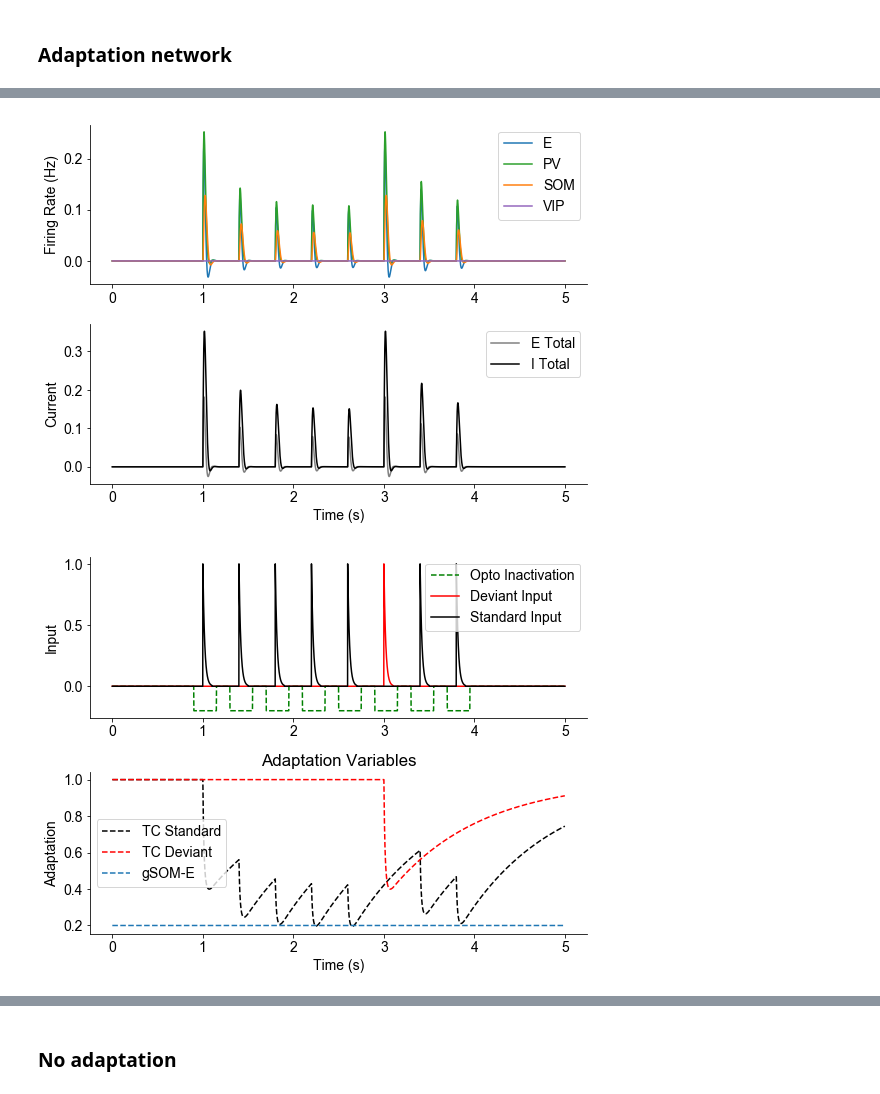
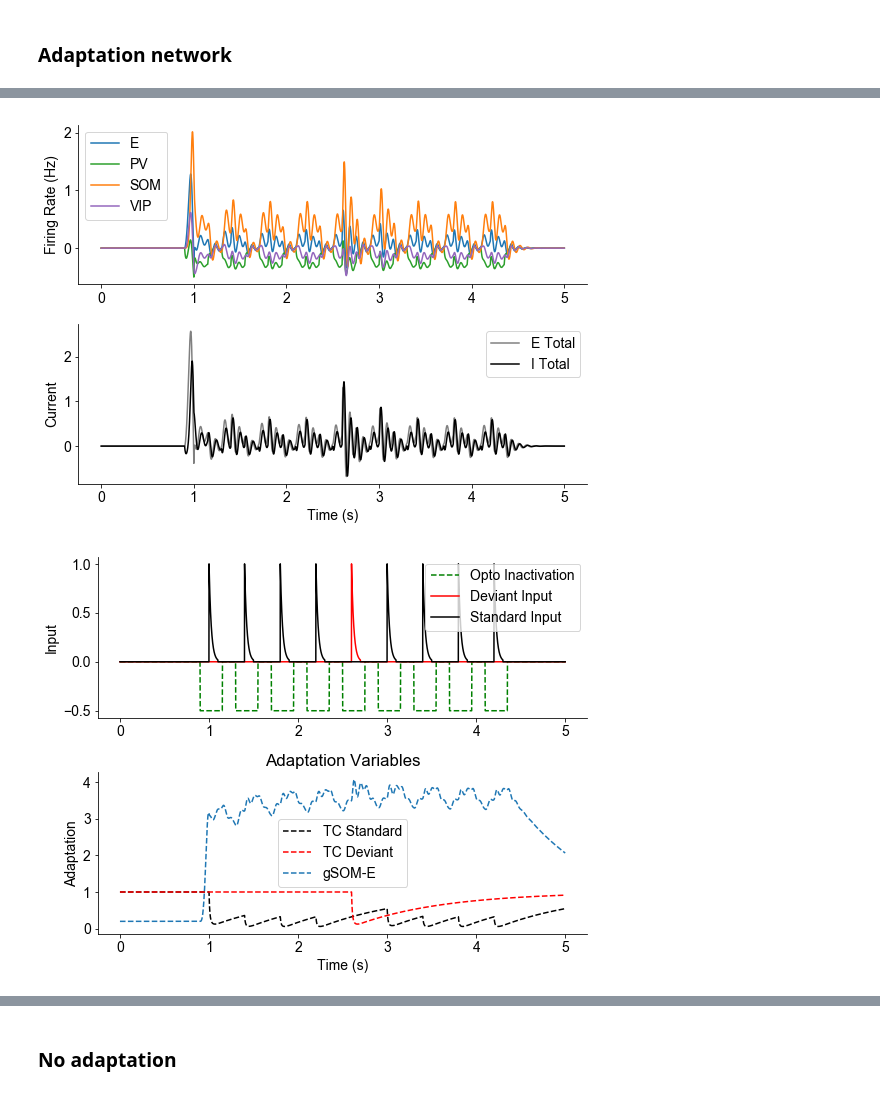
Before and after one commit to rdgao/1E3I, a Jupyter notebook: notebooks/rate_model.ipynb, the cells around one changed output, grey strips where cells are left out. Saved outputs shown, nothing was run; the diff lists cells and outputs as text; code cells hidden in the pictures.

```diff
--- a/notebooks/rate_model.ipynb
+++ b/notebooks/rate_model.ipynb
@@ -25,6 +25,7 @@ import seaborn as sns
 CKEYS = plt.rcParams['axes.prop_cycle'].by_key()['color']
 plt.rcParams['font.size']=14
 plt.rcParams['font.family']='Arial'
+c_ord = [0,2,1,4]
 # %%
 ### network architectures
 def network(r, t, J, T):
@@ -178,7 +215,7 @@ I_opto = np.convolve(opto_train, signal.windows.boxcar(int(0.25/dt)), mode='full
 # %%
 ##### parameter definitions
 r0 = np.array([4,9,5,3]).T
-W_EE = 0.8
+W_EE = 1.2
 # w_ij is j to i
 W = np.array([[W_EE, -1, -1, 0],
               [1, -1, -0.5, 0],
@@ -204,43 +241,10 @@ ESOM_fac = True
 
 # initial cond
 y0 = np.hstack((np.zeros(len(r0)),g0))
-
-def run_model(W, tau_neurons, T_adapt, y0, thalamic_amp, opto_amp, opto_target, ESOM_fac, inc_VIP):
-    ######
-    # time-varying thalamic input is created in the cell above and
-    # defined in the function itself.
-    # not the best code but much easier since we don't change thalamic inputs
-
-    ### run sim ###
-    # the last 2 parameters set the precision bounds for the simulation steps, which is important
-    # because the inputs are discrete jumps, but it makes it run slower
-    W_exp = np.copy(W)
-    if ~inc_VIP:
-        W_exp[:,-1]=0; W_exp[-1,:]=0
-
-    exp_args = (W_exp, tau_neurons, T_adapt, y0[4:], thalamic_amp, opto_amp, opto_target, ESOM_fac)
-    r = integrate.odeint(network_TC_adapt, y0, t, args=exp_args, tcrit=stim_times-0.1, hmax=dt*10)
-
-    ##### analysis #####
-    stim_times_std = np.where(stim_train_std)[0]*dt
-    stim_times_dev = np.where(stim_train_dev)[0]*dt
-
-    t_trial, r_trial_dev = stim_trig(r, stim_times_dev, dt)
-    t_trial, r_trial_std = stim_trig(r, stim_times_std, dt)
-    _, r_trial = stim_trig(r, stim_times, dt)
-
-    # get trial peak firing rates
-    trial_fr = get_max_FR(r_trial)
-
-    # compute SSA
-    # dev_trial is the trial on which the deviant tone is presented
-    # onto the other thalamocortical input
-    ssa = SSA(trial_fr[0],trial_fr[dev_trial],trial_fr[dev_trial-1],trial_fr[dev_trial-1])
-    return r, t_trial, r_trial, trial_fr, ssa
 # %%
-thalamic_amp = 5.
+thalamic_amp = 2.
 ESOM_fac = True
-inc_VIP = False
+inc_VIP = True
 
 opto_amp = 0
 opto_target = 1
@@ -272,5 +332,5 @@ plt.legend()
 # %%
-r, t_trial, r_trial, trial_fr, ssa = res_baseline
+r, t_trial, r_trial, trial_fr, ssa = res_optoPV
 plt.figure(figsize=(8,6))
 plot_rates(t,r[:,:4], W)
 
@@ -280,34 +340,35 @@ plt.plot(t, I_opto*opto_amp, 'g--', label='Opto Inactivation')
 plt.plot(t,I_stim_dev, 'r', label='Deviant Input')
 plt.plot(t,I_stim_std, 'k', label='Standard Input')
 plt.ylabel('Input'); sns.despine(); plt.legend()
+#plt.xlim([0.9, 1.2])
 
 plt.subplot(2,1,2)
 plt.plot(t,r[:,4], 'k--', label='TC Standard')
 plt.plot(t,r[:,6], 'r--', label='TC Deviant')
 plt.plot(t,r[:,8], '--', label='gSOM-E')
 plt.title('Adaptation Variables'); plt.legend(); sns.despine()
 plt.tight_layout()
 plt.xlabel('Time (s)'); plt.ylabel('Adaptation');
 
 ##
 c_ord = [0,2,1,4]
 labels = ['E','PV','SOM','VIP']
 plt.figure(figsize=(15,8))
 for unit in range(4):
     plt.subplot(2,4,unit+1)
     plt.plot(t_trial, r_trial[0,:,unit], 'k--', alpha=0.8, label='Std New')
     plt.plot(t_trial, r_trial[dev_trial-1,:,unit], 'k', alpha=0.8, label='Std Adapted')
     plt.plot(t_trial, r_trial[dev_trial,:,unit], 'r', alpha=0.8, label='Dev')
     plt.ylabel('%s Rate (Hz)'%labels[unit])
     plt.title('SSA Index: %.3f'%(ssa[unit]))
 
     plt.subplot(2,4,4+unit+1)
     plt.plot(trial_fr[:,unit], 'o', ms=10, mew=2, mec='k', color=CKEYS[c_ord[unit]])
     plt.plot(dev_trial, trial_fr[dev_trial,unit], 'o', ms=10, mew=2, mec='r', color=CKEYS[c_ord[unit]])
 
 plt.tight_layout(); sns.despine()
 plt.subplot(2,4,4)
 plt.legend(fancybox=False);
 # %% [output]
-[figure, old version]
+[figure, new version]
-[figure, old version]
+[figure, new version]
```
Also changed, not shown: parts of 5 cells of this notebook.
